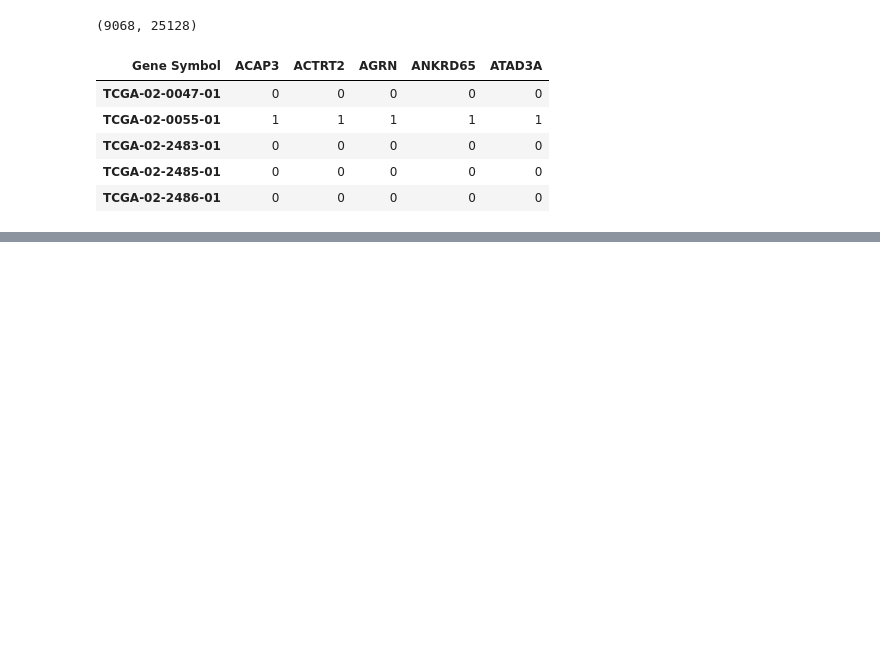
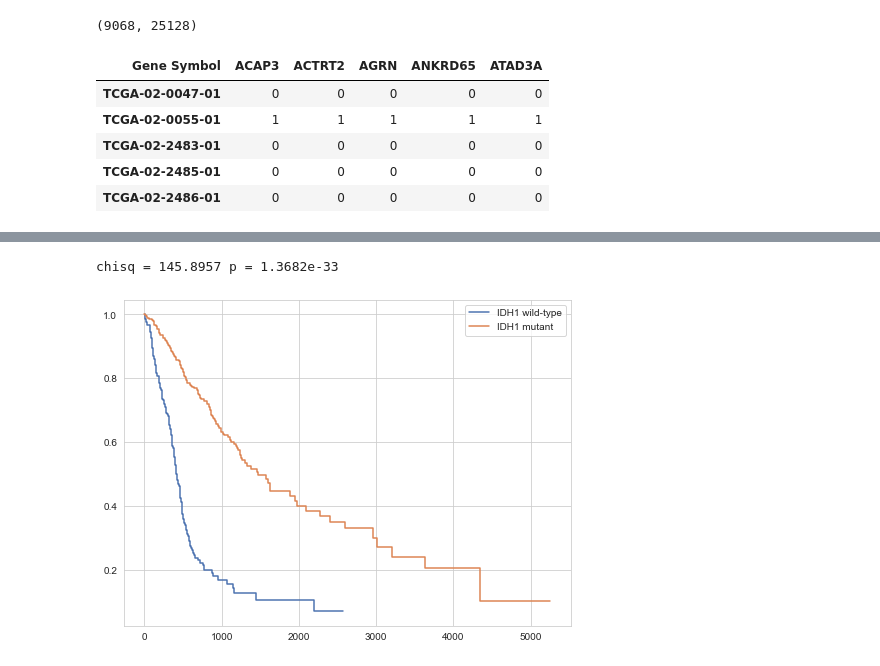
Before and after one commit to greenelab/mutation-fn, a Jupyter notebook: 6_survival_analysis/survival_poc.ipynb, the cells around one changed output, grey strips where cells are left out. Saved outputs shown, nothing was run; the diff lists cells and outputs as text; code cells hidden in the pictures; blank space fills up the shorter version.

Commit message:
comparison of survival groups for IDH1 in gliomas

```diff
--- a/6_survival_analysis/survival_poc.ipynb
+++ b/6_survival_analysis/survival_poc.ipynb
@@ -206,0 +238,12 @@ copy_gain_df.iloc[:5, :5]
+# %%
+# join survival and mutation info
+cancer_types = ['LGG', 'GBM']
+
+surv_groups_df = (clinical_df
+    .merge(binary_mutation_df, left_index=True, right_index=True)
+    .rename(columns={GENE: '{}_is_mutated'.format(GENE)})
+    .query('type == @cancer_types')
+)
+
+print(surv_groups_df.shape)
+surv_groups_df.head()
@@ -206,0 +258,27 @@ copy_gain_df.iloc[:5, :5]
+# %%
+# plot groups
+sns.set({'figure.figsize': (8, 6)})
+sns.set_style('whitegrid')
+
+mut_col = '{}_is_mutated'.format(GENE)
+
+for is_mutated in surv_groups_df[mut_col].unique():
+    mask_mutated = (surv_groups_df[mut_col] == is_mutated)
+    time_treatment, survival_prob_treatment = kaplan_meier_estimator(
+        surv_groups_df['status'][mask_mutated],
+        surv_groups_df['time_in_days'][mask_mutated]
+    )
+
+    # TODO: confidence intervals
+    label = '{} mutant'.format(GENE) if is_mutated else '{} wild-type'.format(GENE)
+    plt.step(time_treatment, survival_prob_treatment, where="post", label=label)
+
+plt.legend()
+
+# hypothesis testing using log-rank test
+y = Surv.from_dataframe('status', 'time_in_days', surv_groups_df)
+chisq, p_val = compare_survival(y, surv_groups_df[mut_col].values)
+print('chisq = {:.4f}'.format(chisq), 'p = {:.4e}'.format(p_val))
+# %% [output]
+chisq = 145.8957 p = 1.3682e-33
+[figure, added]
```
Also changed, not shown: parts of 6 cells of this notebook, 1 other file.
